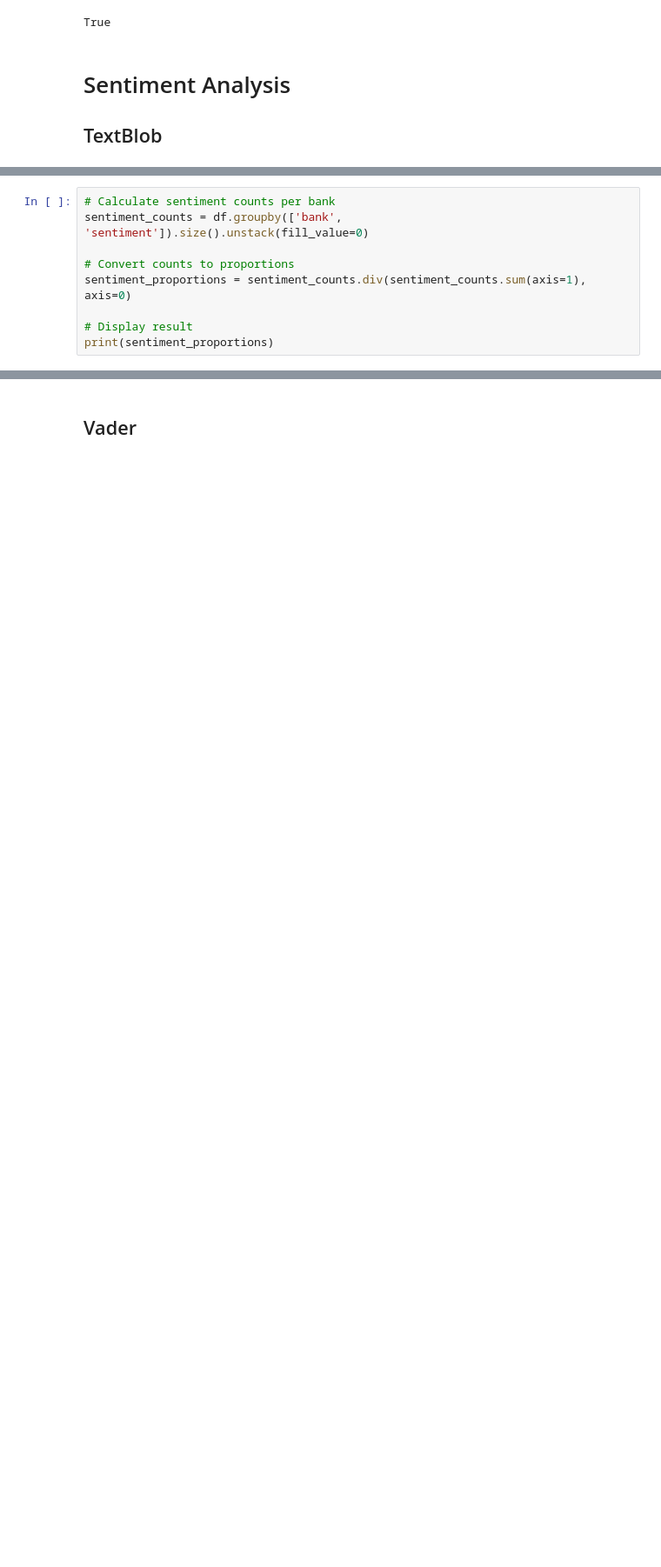
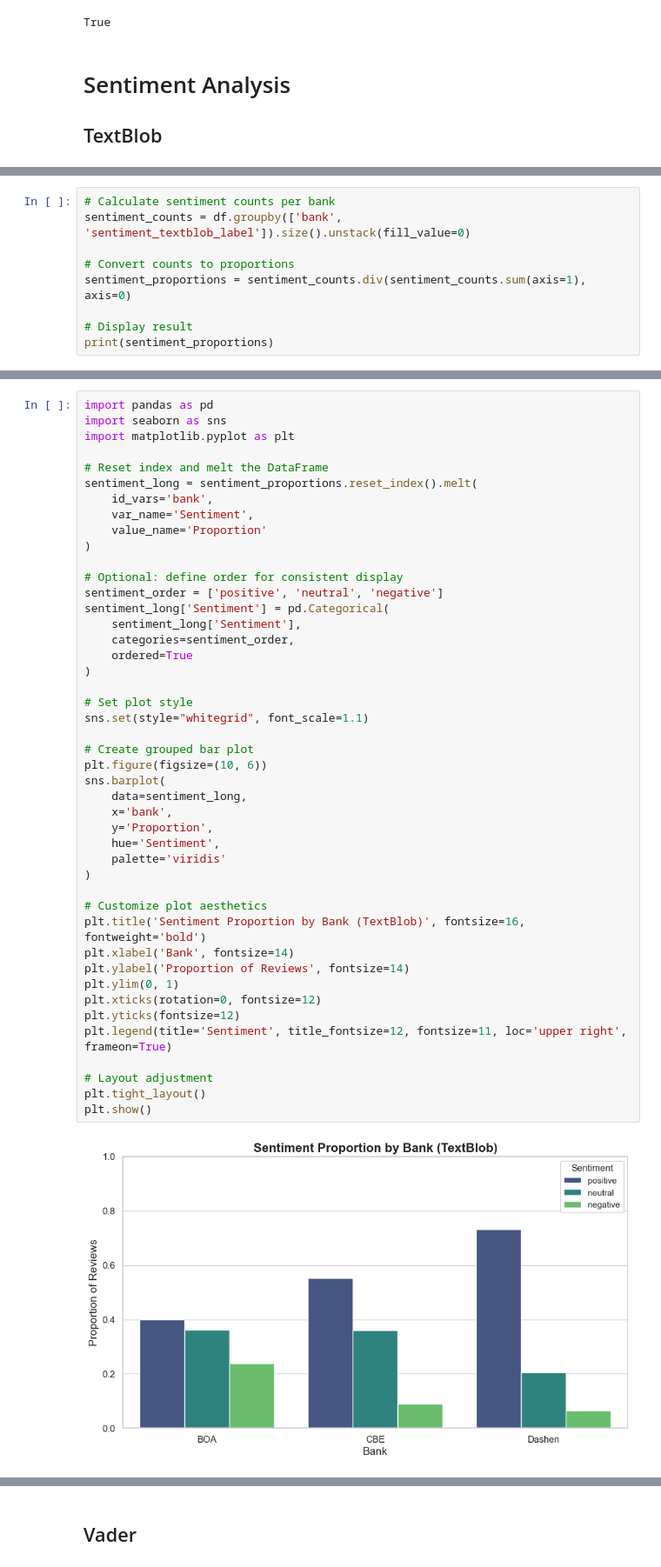
Before and after one commit to Naty-12/bank-app-review-analysis_week2, a Jupyter notebook: notebooks/sentiment_analysis.ipynb, the cells around one changed output, grey strips where cells are left out. Shown at 87% size. Saved outputs shown, nothing was run; the diff lists cells and outputs as text; blank space fills up the shorter version.

```diff
--- a/notebooks/sentiment_analysis.ipynb
+++ b/notebooks/sentiment_analysis.ipynb
@@ -74,6 +77,6 @@ Name: count, dtype: int64
 # %%
 # Calculate sentiment counts per bank
-sentiment_counts = df.groupby(['bank', 'sentiment']).size().unstack(fill_value=0)
+sentiment_counts = df.groupby(['bank', 'sentiment_textblob_label']).size().unstack(fill_value=0)
 
 # Convert counts to proportions
 sentiment_proportions = sentiment_counts.div(sentiment_counts.sum(axis=1), axis=0)
@@ -101,0 +92,47 @@ plt.show()
+# %%
+import pandas as pd
+import seaborn as sns
+import matplotlib.pyplot as plt
+
+# Reset index and melt the DataFrame
+sentiment_long = sentiment_proportions.reset_index().melt(
+    id_vars='bank',
+    var_name='Sentiment',
+    value_name='Proportion'
+)
+
+# Optional: define order for consistent display
+sentiment_order = ['positive', 'neutral', 'negative']
+sentiment_long['Sentiment'] = pd.Categorical(
+    sentiment_long['Sentiment'],
+    categories=sentiment_order,
+    ordered=True
+)
+
+# Set plot style
+sns.set(style="whitegrid", font_scale=1.1)
+
+# Create grouped bar plot
+plt.figure(figsize=(10, 6))
+sns.barplot(
+    data=sentiment_long,
+    x='bank',
+    y='Proportion',
+    hue='Sentiment',
+    palette='viridis'
+)
+
+# Customize plot aesthetics
+plt.title('Sentiment Proportion by Bank (TextBlob)', fontsize=16, fontweight='bold')
+plt.xlabel('Bank', fontsize=14)
+plt.ylabel('Proportion of Reviews', fontsize=14)
+plt.ylim(0, 1)
+plt.xticks(rotation=0, fontsize=12)
+plt.yticks(fontsize=12)
+plt.legend(title='Sentiment', title_fontsize=12, fontsize=11, loc='upper right', frameon=True)
+
+# Layout adjustment
+plt.tight_layout()
+plt.show()
+# %% [output]
+[figure, added]
```
Also changed, not shown: parts of 21 cells of this notebook.
